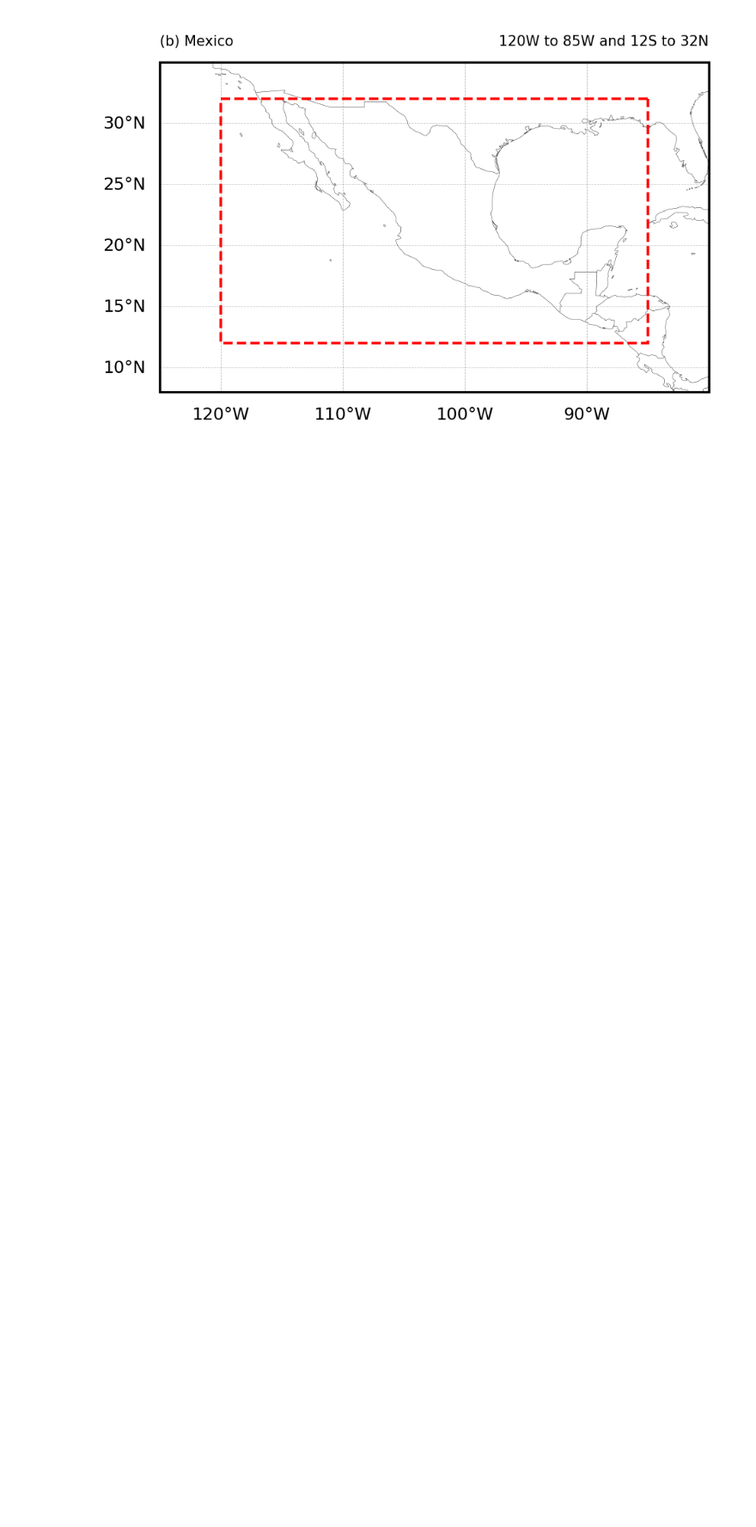
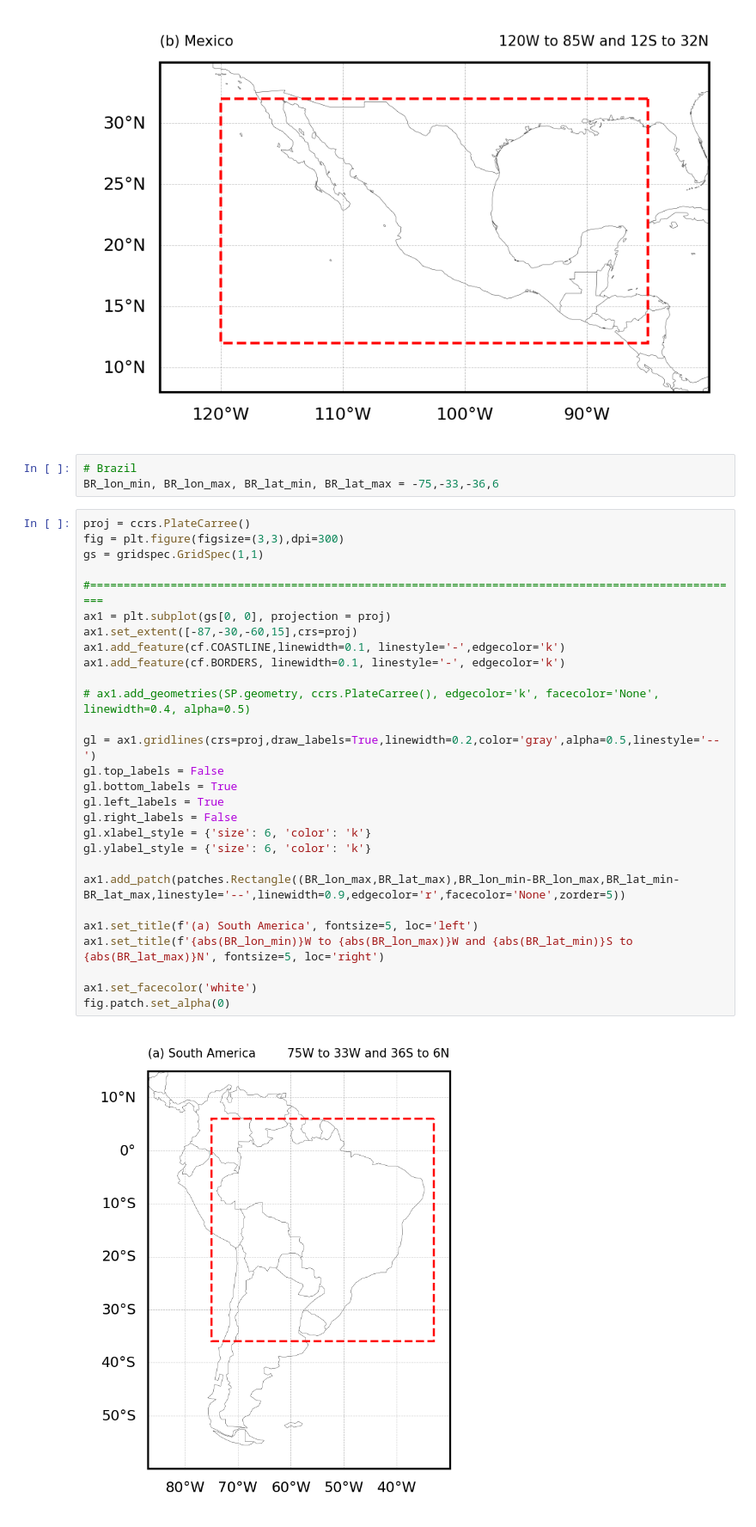
Before and after one commit to SInApSE-INPE/RainGauges, a Jupyter notebook: jupyter/plot/study_area.ipynb, the cells around one changed output. Shown at 86% size. Saved outputs shown, nothing was run; the diff lists cells and outputs as text; blank space fills up the shorter version.

```diff
--- a/jupyter/plot/study_area.ipynb
+++ b/jupyter/plot/study_area.ipynb
@@ -137,3 +137,36 @@ ax1.set_facecolor('white')
 fig.patch.set_alpha(0)
 # %% [output]
 [figure]
+# %%
+# Brazil
+BR_lon_min, BR_lon_max, BR_lat_min, BR_lat_max = -75,-33,-36,6
+# %%
+proj = ccrs.PlateCarree()
+fig = plt.figure(figsize=(3,3),dpi=300)
+gs = gridspec.GridSpec(1,1)
+
+#==================================================================================================
+ax1 = plt.subplot(gs[0, 0], projection = proj)
+ax1.set_extent([-87,-30,-60,15],crs=proj)
+ax1.add_feature(cf.COASTLINE,linewidth=0.1, linestyle='-',edgecolor='k')
+ax1.add_feature(cf.BORDERS, linewidth=0.1, linestyle='-', edgecolor='k')
+
+# ax1.add_geometries(SP.geometry, ccrs.PlateCarree(), edgecolor='k', facecolor='None', linewidth=0.4, alpha=0.5)
+
+gl = ax1.gridlines(crs=proj,draw_labels=True,linewidth=0.2,color='gray',alpha=0.5,linestyle='--')
+gl.top_labels = False
+gl.bottom_labels = True
+gl.left_labels = True
+gl.right_labels = False
+gl.xlabel_style = {'size': 6, 'color': 'k'}
+gl.ylabel_style = {'size': 6, 'color': 'k'}
+
+ax1.add_patch(patches.Rectangle((BR_lon_max,BR_lat_max),BR_lon_min-BR_lon_max,BR_lat_min-BR_lat_max,linestyle='--',linewidth=0.9,edgecolor='r',facecolor='None',zorder=5))
+
+ax1.set_title(f'(a) South America', fontsize=5, loc='left')
+ax1.set_title(f'{abs(BR_lon_min)}W to {abs(BR_lon_max)}W and {abs(BR_lat_min)}S to {abs(BR_lat_max)}N', fontsize=5, loc='right')
+
+ax1.set_facecolor('white')
+fig.patch.set_alpha(0)
+# %% [output]
+[figure, added]
```
Also changed, not shown: 17 other files.
